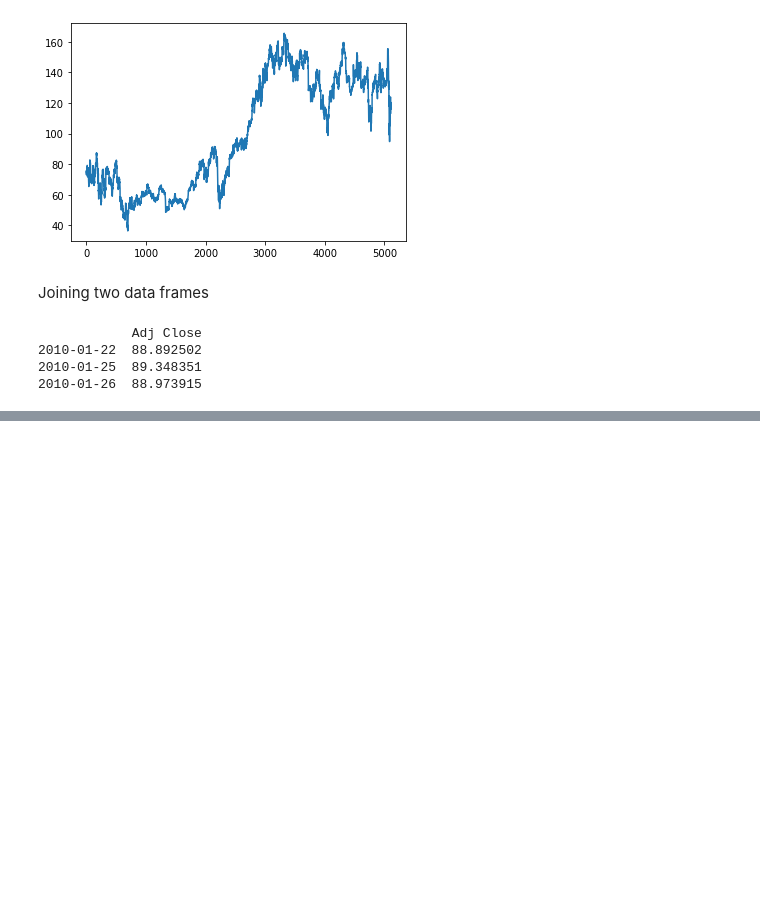
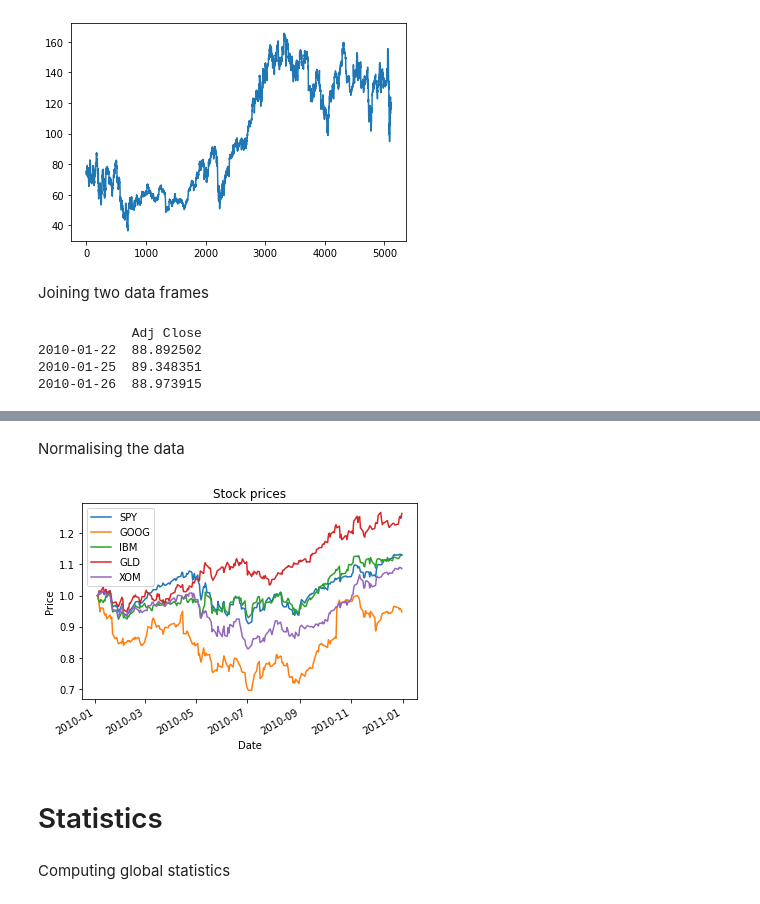
Before and after one commit to mjm522/ML4Trading_Udacity501, a Jupyter notebook: Intro to pandas.ipynb, the cells around one changed output, grey strips where cells are left out. Drawn from its saved outputs; the diff is of its cells as text; code cells hidden in the pictures; blank space fills up the shorter version.

```diff
--- a/Intro to pandas.ipynb
+++ b/Intro to pandas.ipynb
@@ -106,0 +223,13 @@ print(combine_symbols_spy(['GOOG', 'IBM', 'GLD']).head())
+# %%
+def normalize_data(df):
+    return df/df.iloc[0]
+# %% [markdown]
+Normalising the data
+# %%
+plot_df(normalize_data(df))
+# %% [output]
+[figure, added]
+# %% [markdown]
+# Statistics
+# %% [markdown]
+Computing global statistics
```
Also changed, not shown: parts of 54 cells of this notebook, 1 other file.
